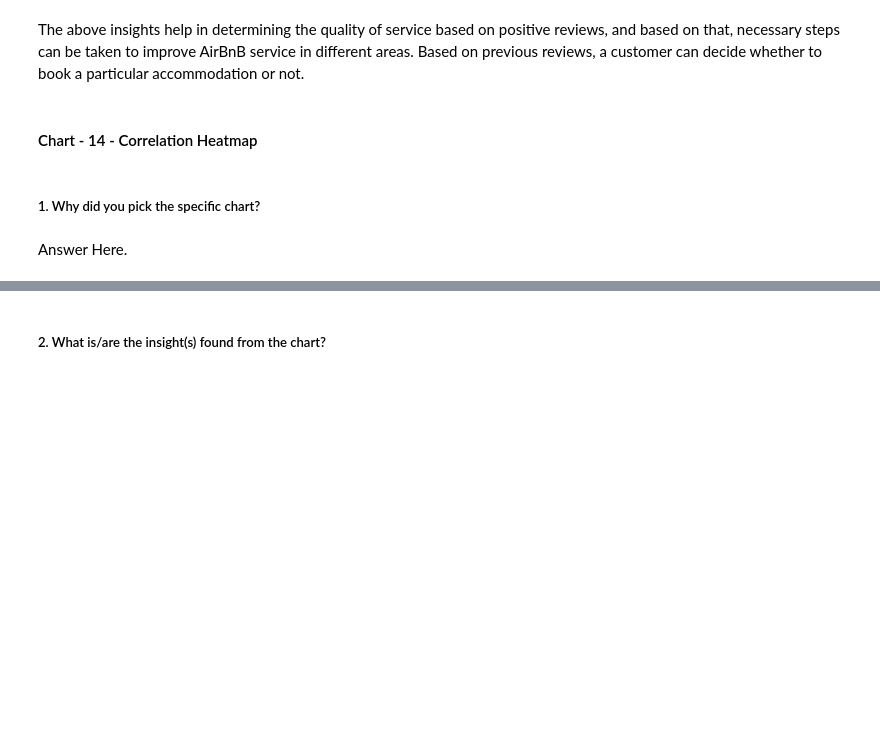
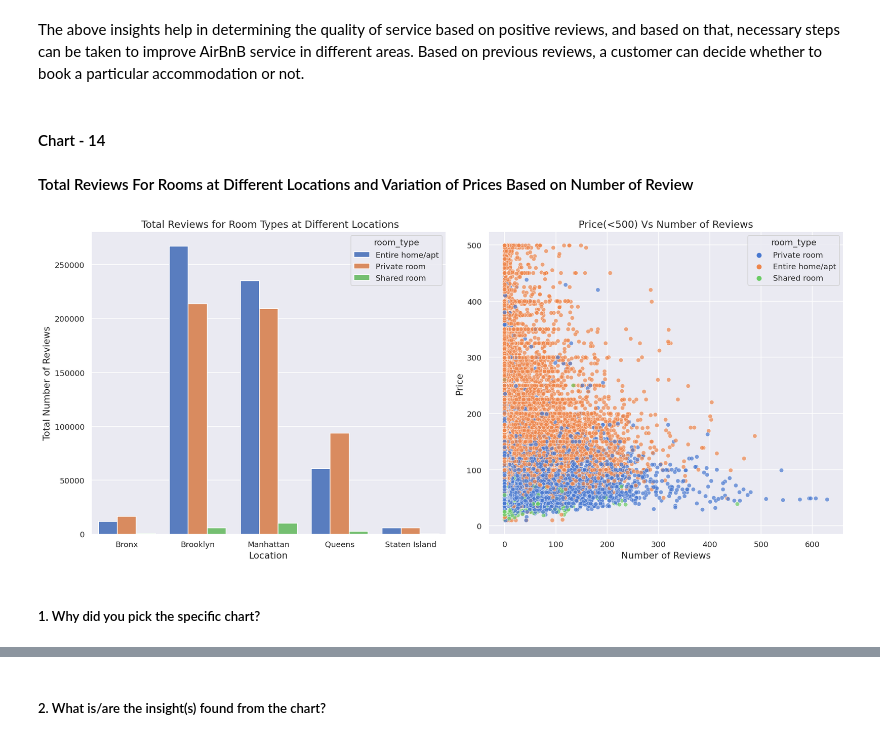
Before and after one commit to abhijain1216/Airbnb-Bookings-Analysis-EDA, a Jupyter notebook: Airbnb_Bookings_Analysis_EDA.ipynb, the cells around one changed output, grey strips where cells are left out. Cells and saved outputs as stored; diff of their text form; code cells hidden in the pictures; blank space fills up the shorter version.

```diff
--- a/Airbnb_Bookings_Analysis_EDA.ipynb
+++ b/Airbnb_Bookings_Analysis_EDA.ipynb
@@ -984,5 +984,3 @@ Bar chart summarises a large amount of data in a visual, easily interpretable fo
 Are there any insights that lead to negative growth? Justify with specific reason.
 # %% [markdown]
 The above insights help in determining the quality of service based on positive reviews, and based on that, necessary steps can be taken to improve AirBnB service in different areas. Based on previous reviews, a customer can decide whether to book a particular accommodation or not.
-# %% [markdown]
-#### Chart - 14 - Correlation Heatmap
@@ -991,4 +987,29 @@ The above insights help in determining the quality of service based on positive
+# %% [markdown]
+#### Chart - 14
+
+#### Total Reviews For Rooms at Different Locations and Variation of Prices Based on Number of Review
+# %%
+# visualization code
+
+# Dataframe  for total reviews for room types at different location
+total_review_df = airbnb.groupby(['neighbourhood_group','room_type'],as_index = False)['number_of_reviews'].sum().rename(columns = {'number_of_reviews':'total_reviews'})
+
+# Total reviews vs Room Types
+fig,ax = plt.subplots(1,2,figsize = (16,7),dpi = 120)
+sns.barplot(data = total_review_df,x= 'neighbourhood_group',y = 'total_reviews',hue = 'room_type',ax = ax[0],palette = 'muted')
+ax[0].set_title(' Total Reviews for Room Types at Different Locations',fontsize=14)
+ax[0].set_ylabel('Total Number of Reviews',fontsize=13)
+ax[0].set_xlabel('Location',fontsize=13)
+
+
+# Price vs Number of Reviews
+sns.scatterplot(data = airbnb[airbnb.price<500],y = 'price',x = 'number_of_reviews',ax = ax[1],hue = 'room_type',alpha = 0.7,palette = 'muted')
+ax[1].set_title('Price(<500) Vs Number of Reviews',fontsize=14)
+ax[1].set_ylabel('Price',fontsize=13)
+ax[1].set_xlabel('Number of Reviews',fontsize=13)
+plt.tight_layout()
+plt.show()
+# %% [output]
+[figure, added]
 # %% [markdown]
 ##### 1. Why did you pick the specific chart?
-# %% [markdown]
-Answer Here.
```
Also changed, not shown: parts of 24 cells of this notebook.
